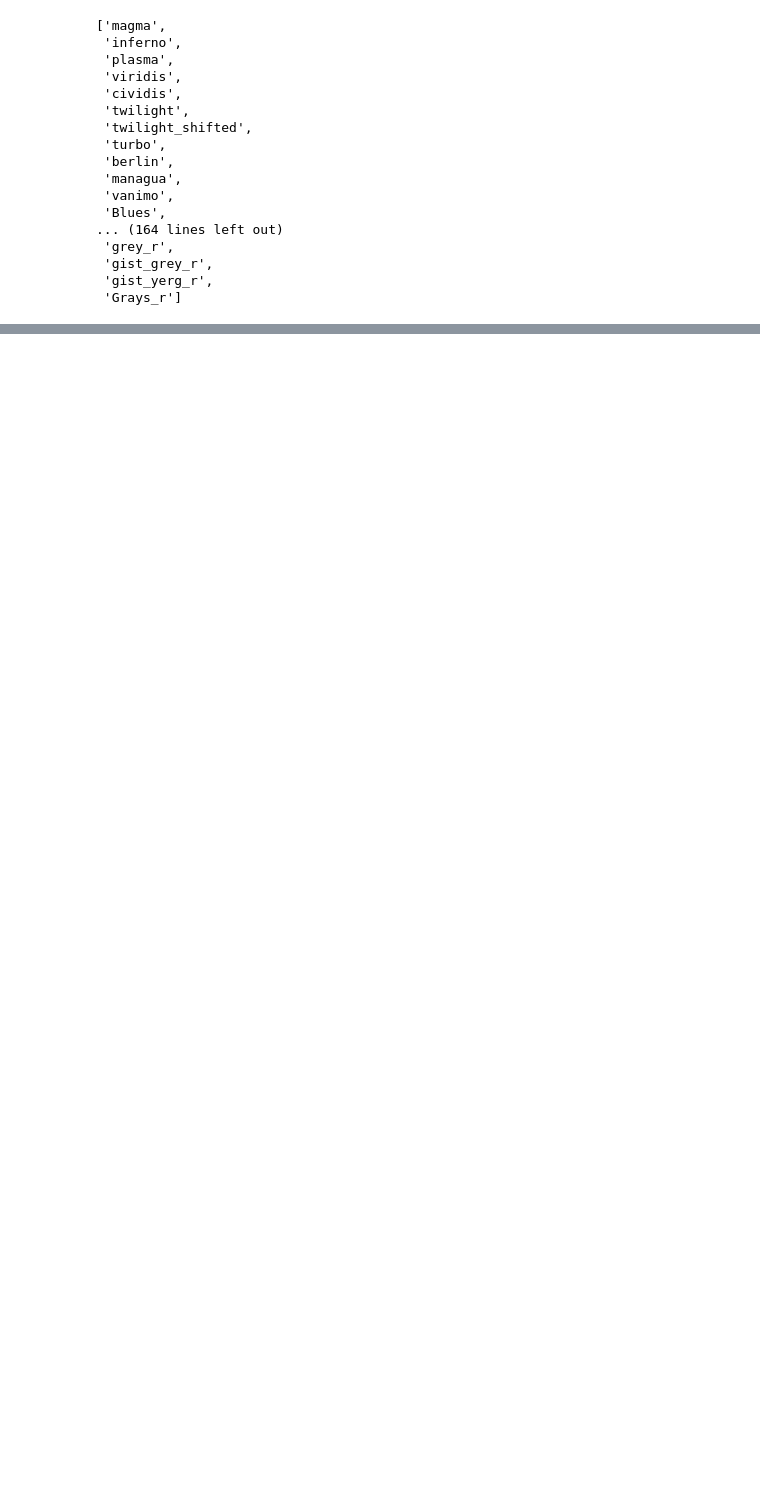
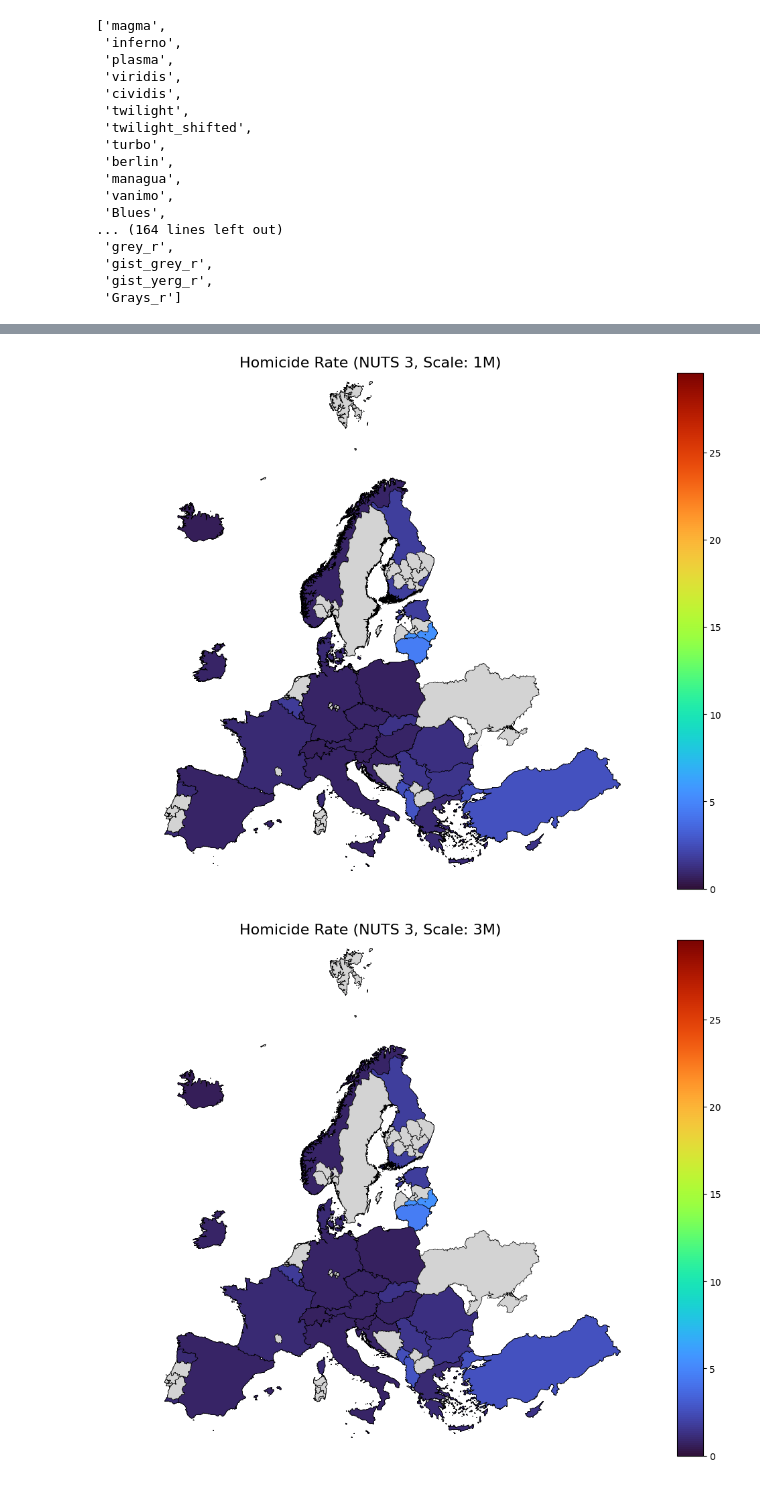
Before and after one commit to piStacya/CRIME_ANALYSIS_DS, a Jupyter notebook: Notebooks/Riigid_ja_regioonid.ipynb, the cells around one changed output, grey strips where cells are left out. Saved outputs shown, nothing was run; the diff lists cells and outputs as text; code cells hidden in the pictures; blank space fills up the shorter version.

```diff
--- a/Notebooks/Riigid_ja_regioonid.ipynb
+++ b/Notebooks/Riigid_ja_regioonid.ipynb
@@ -565,0 +580,58 @@ list(colormaps)
+# %%
+nuts_geo_by1M = gpd.read_file("../assets/NUTS_RG_01M_2024_3035.gpkg")
+nuts_geo_by3M = gpd.read_file("../assets/NUTS_RG_03M_2024_3035.gpkg")
+nuts_geo_by10M = gpd.read_file("../assets/NUTS_RG_10M_2024_3035.gpkg")
+nuts_geo_by20M = gpd.read_file("../assets/NUTS_RG_20M_2024_3035.gpkg")
+#katsetan skaleeritavust ja milline kaart omab detailsemaid koordinaate
+hom3 = homicide_df_uP_narrow.copy()
+hom1_geo = nuts_geo_by1M.merge(
+    hom3, left_on=map_key, right_on=data_key, how="left"
+)
+hom3_geo = nuts_geo_by3M.merge(
+    hom3, left_on=map_key, right_on=data_key, how="left"
+)
+hom10_geo = nuts_geo_by10M.merge(
+    hom3, left_on=map_key, right_on=data_key, how="left"
+)
+hom20_geo = nuts_geo_by20M.merge(
+    hom3, left_on=map_key, right_on=data_key, how="left"
+)
+hom_geo_list = [
+    ("1M", hom1_geo),
+    ("3M", hom3_geo),
+    ("10M", hom10_geo),
+    ("20M", hom20_geo)
+]
+
+# 4. Loop and Plot
+for scale, hg in hom_geo_list: # Iterate over scale and GeoDataFrame
+    fig, ax = plt.subplots(1, 1, figsize=(15, 10))
+
+    # FIX 2: Plot the current GeoDataFrame (hg)
+    hg.plot(
+        column=column,
+        ax=ax,
+        legend=True,
+        cmap='turbo',
+        missing_kwds={
+            "color": "lightgrey",
+            "edgecolor": "black",
+            "label": "No Data"
+        },
+        edgecolor='black',
+        linewidth=0.5
+    )
+
+    # Set the zoom limits for EPSG:3035 (Western/Central Europe focus)
+    ax.set_xlim(2000000, 7500000)
+    ax.set_ylim(1200000, 6500000)
+
+    # Improve Title: Add the scale to the title
+    ax.set_title(f'Homicide Rate (NUTS 3, Scale: {scale})',
+                 fontdict={'fontsize': '16', 'fontweight': '3'})
+
+    ax.set_axis_off()
+    plt.show()
+# %% [output]
+[figure, added]
+[figure, added]
```
Also changed, not shown: parts of 9 cells of this notebook, 4 other files.
